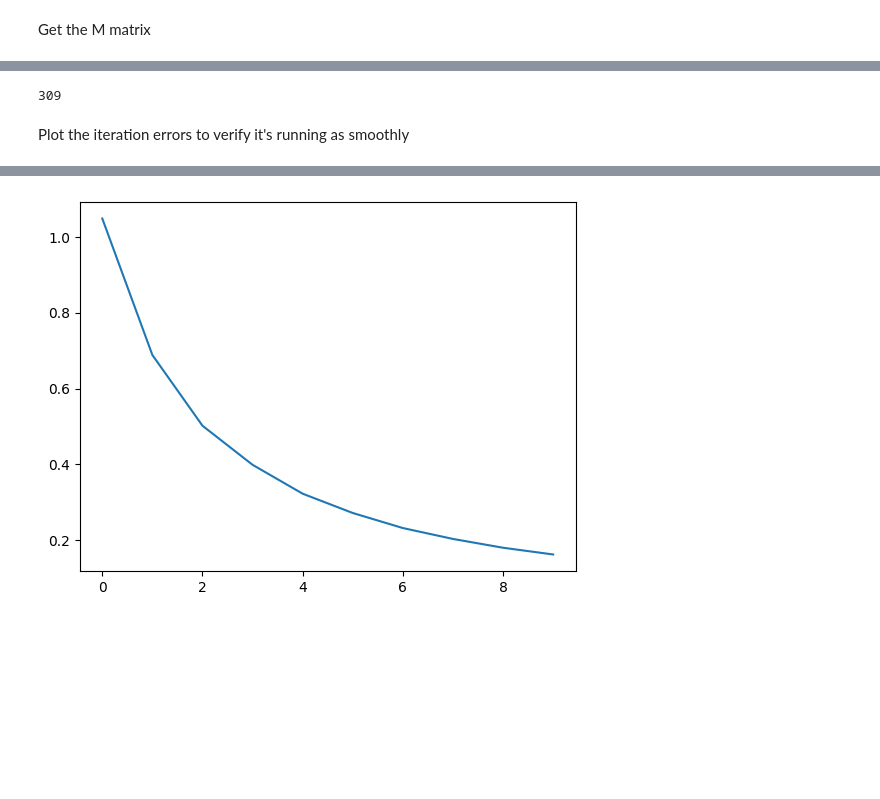
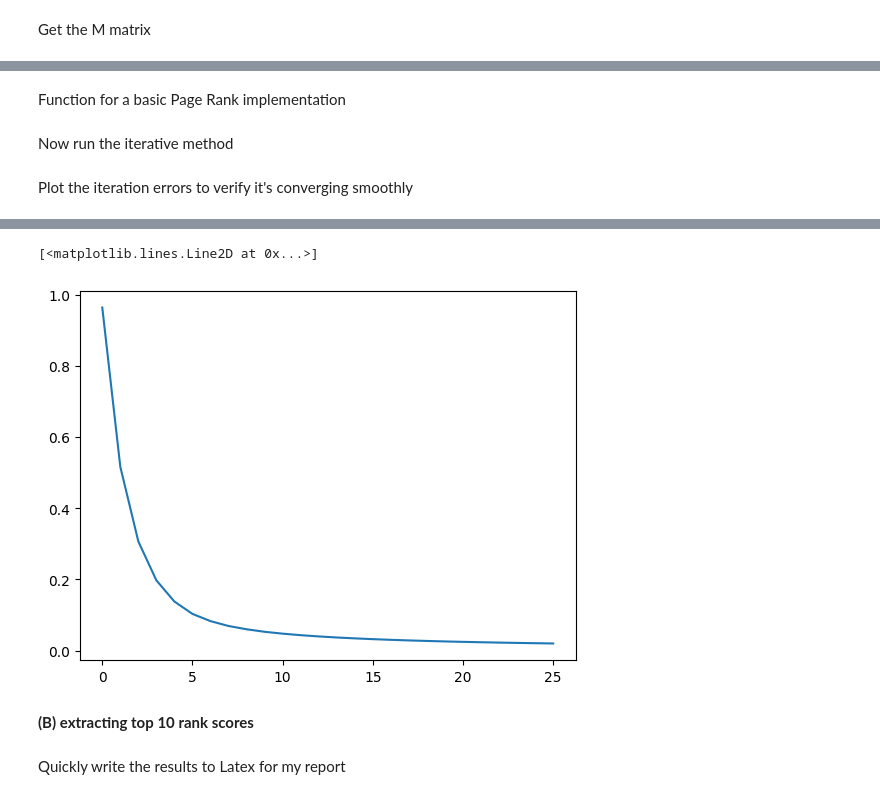
Before and after one commit to HugoPhibbs/CS753_Assignment1, a Jupyter notebook: 753_A1.ipynb, the cells around one changed output, grey strips where cells are left out. Drawn from its saved outputs; the diff is of its cells as text; code cells hidden in the pictures; blank space fills up the shorter version.

Commit message:
working nb and plots

```diff
--- a/753_A1.ipynb
+++ b/753_A1.ipynb
@@ -17,6 +42,6 @@ Get the M matrix
 # %%
 N = 875713
 
-M_csr = tasks.read_adjacency_dataset("web-Google-final.txt", N)
+M_csr = read_adjacency_dataset("web-Google-final.txt", N)
 
-M = tasks.csr_mat_to_col_stochastic(M_csr)
+M = csr_mat_to_col_stochastic(M_csr)
@@ -39,23 +48,46 @@ Finally run the iterative method
+# %% [markdown]
+Function for a basic Page Rank implementation
 # %%
-for i in range(max_iter):
-    r_curr = M.dot(r_prev)
+from timeit import default_timer as timer
 
-    this_error = np.linalg.norm(r_curr - r_prev, ord=1)
-    errs.append(this_error)
+def page_rank(M, max_iter=1000, eps=0.02):
+    start = timer()
 
-    if this_error < eps:
-        i_finish = i
-        break
+    errs = []
+    scores = []
 
-    r_prev = r_curr
+    N = M.shape[0]
 
-print(i_finish)
+    r_prev = np.ones(shape=(N, 1)) / N
+
+    num_iters = -1
+
+    for i in range(max_iter):
+        r_curr = M.dot(r_prev)
+        scores.append(r_curr)
+
+        this_error = np.linalg.norm(r_curr - r_prev, ord=1)
+        errs.append(this_error)
+
+        if this_error < eps:
+            num_iters = i+1
+            break
+
+        r_prev = r_curr
+
+    print(f"Number of iterations: {num_iters}")
+    print(f"Took {timer() - start:.2f} seconds to complete")
+
+
+    return r_prev, scores, errs, num_iters
-# %% [output]
-309
+# %% [markdown]
+Now run the iterative method
+# %%
+r, scores, errs, i_finish = page_rank(M)
 # %% [markdown]
-Plot the iteration errors to verify it's running as smoothly
+Plot the iteration errors to verify it's converging smoothly
 # %%
 import matplotlib.pyplot as plt
 
-plt.plot(errs[:10])
+plt.plot(errs)
 # %% [output]
@@ -63 +96,4 @@ plt.plot(errs[:10])
+[<matplotlib.lines.Line2D at 0x...>]
-[figure, old version]
+[figure, new version]
+# %% [markdown]
+**(B) extracting top 10 rank scores**
@@ -63,0 +109,2 @@ plt.plot(errs[:10])
+# %% [markdown]
+Quickly write the results to Latex for my report
```
Also changed, not shown: parts of 50 cells of this notebook, 2 other files.
